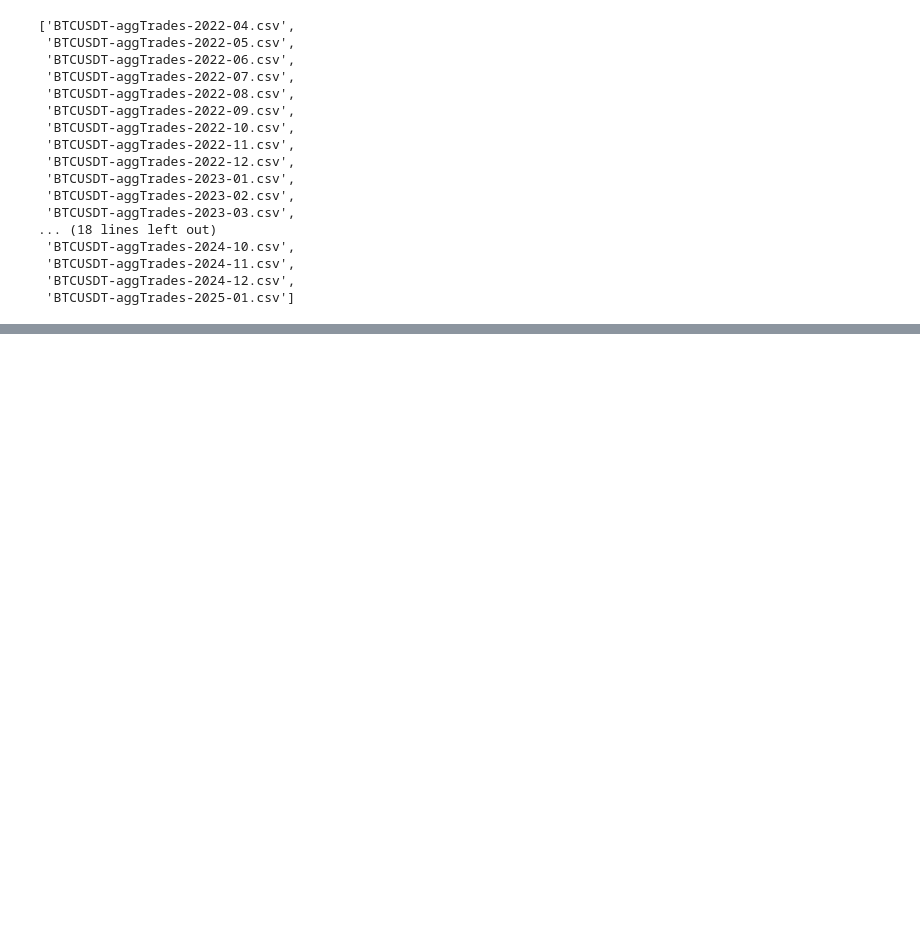
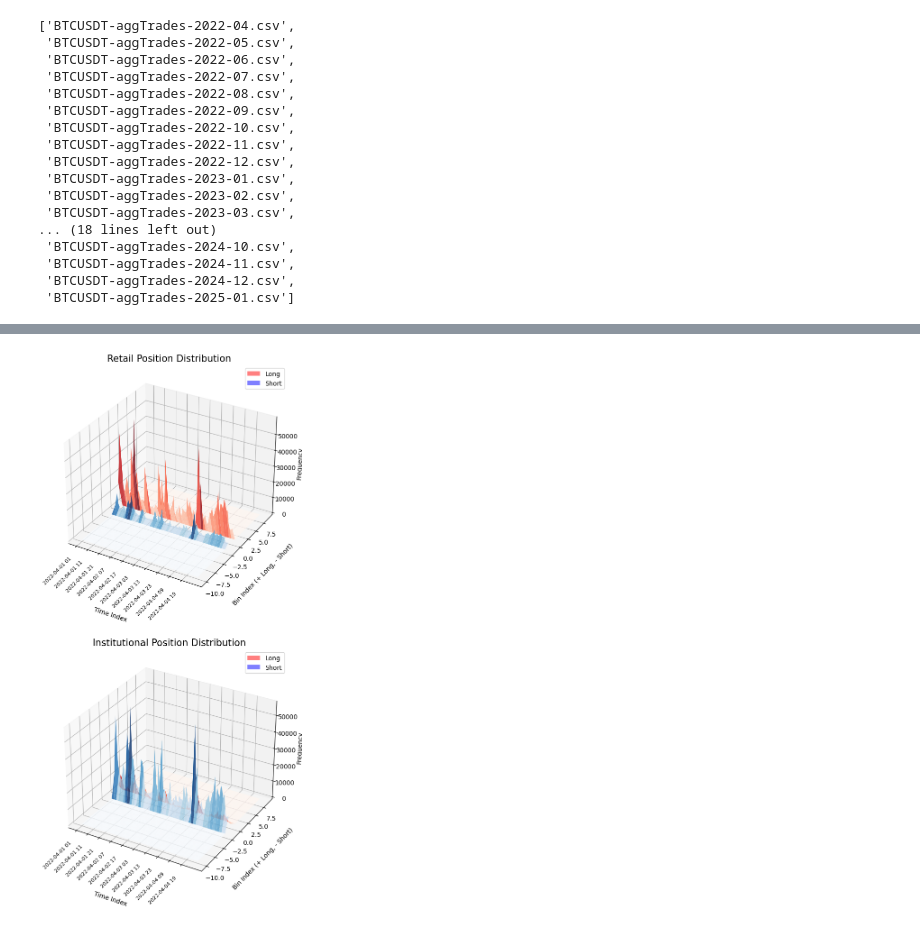
Before and after one commit to youngjinss/belief_of_belief_learning, a Jupyter notebook: notebook/[v3] binance_trades_preprocessing.ipynb, the cells around one changed output, grey strips where cells are left out. Cells and saved outputs as stored; diff of their text form; code cells hidden in the pictures; blank space fills up the shorter version.

```diff
--- a/notebook/[v3] binance_trades_preprocessing.ipynb
+++ b/notebook/[v3] binance_trades_preprocessing.ipynb
@@ -151,0 +185,72 @@ retail_df[retail_df["is_buyer_maker"] == True]["quantity_price"].tolist()
+# %%
+# result_df의 5행까지 3-d 분포 시각화 (x축: 시간, y축:bin수, z축: 값)
+import matplotlib.pyplot as plt
+import numpy as np
+from mpl_toolkits.mplot3d import Axes3D
+
+# 시각화할 행 수 제한
+rows_to_plot = 100
+data_to_plot = result_df.iloc[:rows_to_plot]
+
+# 개인과 기관별로 그래프 생성 (각각 long/short을 한 그래프에 표시)
+fig = plt.figure(figsize=(20, 15))
+
+# 개인(retail)과 기관(institutional) 그래프 생성
+categories = ['retail', 'institutional']
+num_time_index = 10
+for idx, category in enumerate(categories):
+    ax = fig.add_subplot(2, 1, idx+1, projection='3d')
+
+    # 데이터 준비
+    x_times = np.arange(len(data_to_plot))
+
+    # long과 short 데이터를 하나의 그래프에 표시하기 위해 bin 인덱스 조정
+    # short은 음수 bin으로, long은 양수 bin으로 표시
+    long_bins = np.arange(len(data_to_plot.iloc[0][f"{category}_long"]))
+    # short_bins 순서 변경: 가장 작은 음수가 0에 가깝게 배치
+    short_bins = -np.arange(len(data_to_plot.iloc[0][f"{category}_short"]))[::-1] - 1
+
+    # Long 데이터 처리
+    X_long, Y_long = np.meshgrid(x_times, long_bins)
+    Z_long = np.zeros((len(long_bins), len(x_times)))
+    for i, time_idx in enumerate(x_times):
+        Z_long[:, i] = data_to_plot.iloc[i][f"{category}_long"]
+
+    # Short 데이터 처리
+    X_short, Y_short = np.meshgrid(x_times, short_bins)
+    Z_short = np.zeros((len(short_bins), len(x_times)))
+    for i, time_idx in enumerate(x_times):
+        Z_short[:, i] = data_to_plot.iloc[i][f"{category}_short"]
+
+    # 3D 표면 그래프 그리기
+    surf_long = ax.plot_surface(X_long, Y_long, Z_long, cmap='Reds', edgecolor='none', alpha=0.8, label='Long')
+    surf_short = ax.plot_surface(X_short, Y_short, Z_short, cmap='Blues', edgecolor='none', alpha=0.8, label='Short')
+
+    # 그래프 제목 및 레이블 설정
+    ax.set_title(f'{category.capitalize()} Position Distribution', fontsize=15)
+    ax.set_xlabel('Time Index', labelpad=35)  # labelpad 값을 증가시켜 라벨을 뒤로 이동
+    ax.set_ylabel('Bin Index (+ Long, - Short)', labelpad=15)
+    ax.set_zlabel('Frequency')
+
+    # 실제 시간 표시를 위한 눈금 설정
+    time_labels = [str(t)[:13] for t in data_to_plot.index]
+    # rows_to_plot에 따라 적절한 간격으로 눈금 설정
+    tick_interval = max(1, len(x_times) // 10)  # 최대 10개의 눈금만 표시
+    selected_ticks = x_times[::tick_interval]
+    selected_labels = [time_labels[i] for i in selected_ticks]
+    ax.set_xticks(selected_ticks)
+    ax.set_xticklabels(selected_labels, rotation=45, ha='right', fontsize=8)
+
+    # x축 라벨이 더 잘 보이도록 뷰 각도 조정
+    ax.view_init(elev=30, azim=-60)
+
+    # 범례 추가 (3D 그래프에서는 직접 범례를 추가하기 어려워 별도 처리)
+    # 더미 객체로 범례 생성
+    long_proxy = plt.Rectangle((0, 0), 1, 1, fc="red", alpha=0.5)
+    short_proxy = plt.Rectangle((0, 0), 1, 1, fc="blue", alpha=0.5)
+    ax.legend([long_proxy, short_proxy], ['Long', 'Short'], loc='upper right')
+
+plt.tight_layout()
+plt.show()
+# %% [output]
+[figure, added]
```
Also changed, not shown: parts of 6 cells of this notebook.
